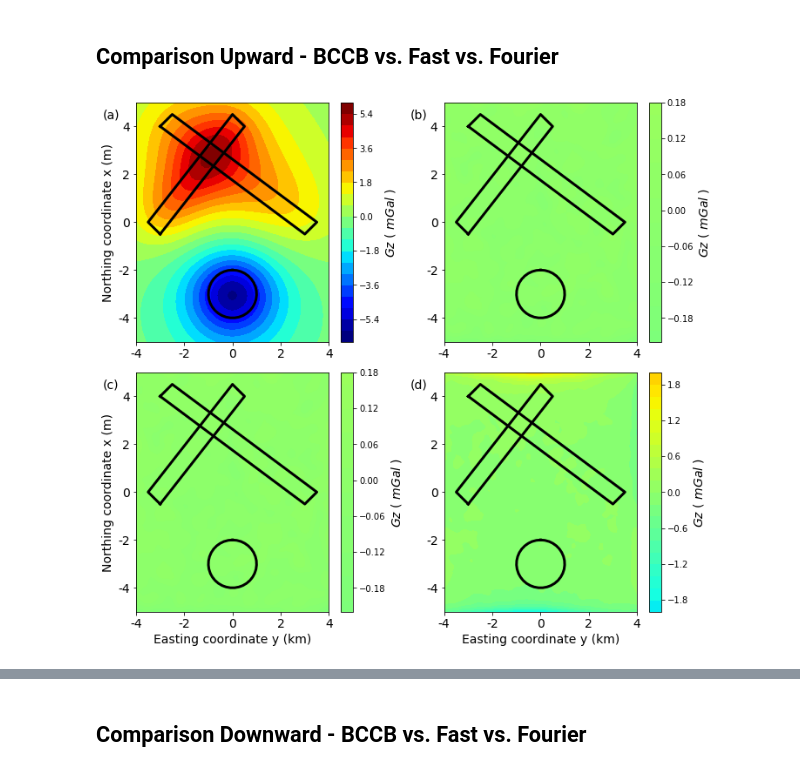
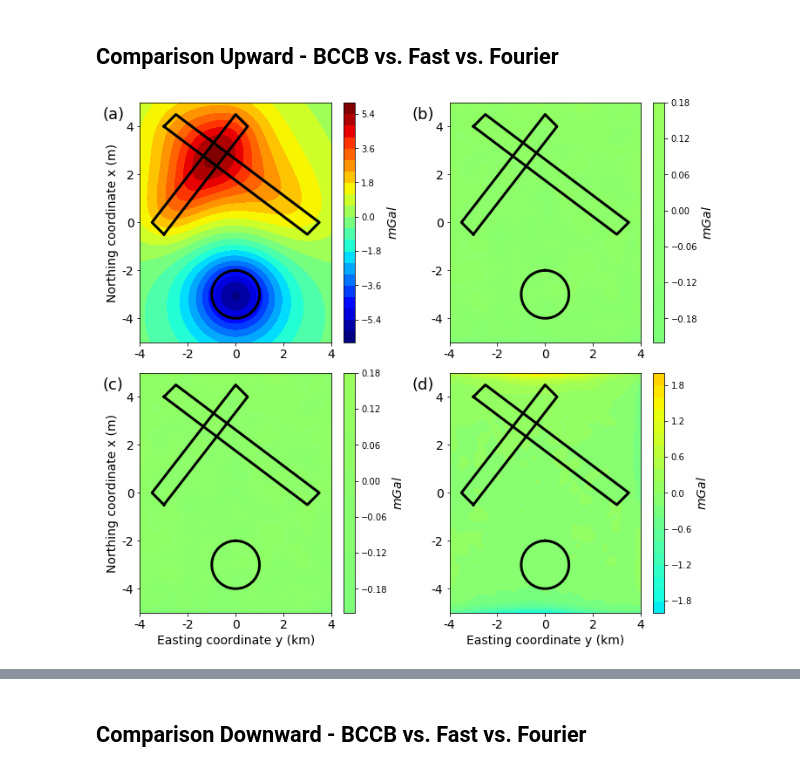
Before and after one commit to pinga-lab/Eq_Layer-Toeplitz, a Jupyter notebook: code/Upward_Downward_high.ipynb, the cells around one changed output, grey strips where cells are left out. Saved outputs shown, nothing was run; the diff lists cells and outputs as text; code cells hidden in the pictures.

Commit message:
New figures corrections, mGal and label size

```diff
--- a/code/Upward_Downward_high.ipynb
+++ b/code/Upward_Downward_high.ipynb
@@ -279,14 +279,14 @@ scale_max = np.max(dobs_up)
 scale_min = np.min(dobs_up)
 
 plt.subplot(221)
-plt.title('(a)', y=0.91, x=-0.13, fontsize=14)
+plt.title('(a)', y=0.91, x=-0.14, fontsize=18)
 plt.tricontourf(yi,xi,dobs_up,22,cmap='jet', vmin = scale_min, vmax = scale_max)
 plt.plot(x_p,y_p,color="k", linewidth=3)
 plt.plot(x_p2,y_p2,color="k", linewidth=3)
 plt.plot(y, x, color="k", linewidth=3)
 cb = plt.colorbar(shrink=1)
 #plt.axis('scaled')
-cb.set_label('$Gz$ ( $mGal$ )', rotation=90, fontsize=14)
+cb.set_label('$mGal$', rotation=90, fontsize=14)
 plt.xlim(np.min(yi),np.max(yi))
 plt.ylim(np.min(xi),np.max(xi))
 plt.xticks(fontsize=14)
@@ -296,14 +296,14 @@ plt.ylabel('Northing coordinate x (m)', fontsize=14)
 mpl.m2km()
 
 plt.subplot(222)
-plt.title('(b)', y=0.91, x=-0.13, fontsize=14)
+plt.title('(b)', y=0.91, x=-0.14, fontsize=18)
 plt.tricontourf(yi,xi,delta_gz_bccb_up,22,cmap='jet', vmin = scale_min, vmax = scale_max)
 plt.plot(x_p,y_p,color="k", linewidth=3)
 plt.plot(x_p2,y_p2,color="k", linewidth=3)
 plt.plot(y, x, color="k", linewidth=3)
 cb = plt.colorbar(shrink=1)
 #plt.axis('scaled')
-cb.set_label('$Gz$ ( $mGal$ )', rotation=90, fontsize=14)
+cb.set_label('$mGal$', rotation=90, fontsize=14)
 plt.xlim(np.min(yi),np.max(yi))
 plt.ylim(np.min(xi),np.max(xi))
 plt.xticks(fontsize=14)
@@ -313,43 +313,43 @@ plt.yticks(fontsize=14)
 mpl.m2km()
 
 plt.subplot(223)
-plt.title('(c)', y=0.91, x=-0.13, fontsize=14)
+plt.title('(c)', y=0.91, x=-0.14, fontsize=18)
 plt.tricontourf(yi,xi,delta_gz_up,22,cmap='jet', vmin = scale_min, vmax = scale_max)
 plt.plot(x_p,y_p,color="k", linewidth=3)
 plt.plot(x_p2,y_p2,color="k", linewidth=3)
 plt.plot(y, x, color="k", linewidth=3)
 cb = plt.colorbar(shrink=1)
 #plt.axis('scaled')
-cb.set_label('$Gz$ ( $mGal$ )', rotation=90, fontsize=14)
+cb.set_label('$mGal$', rotation=90, fontsize=14)
 plt.xlim(np.min(yi),np.max(yi))
 plt.ylim(np.min(xi),np.max(xi))
 plt.xticks(fontsize=14)
 plt.yticks(fontsize=14)
 plt.xlabel('Easting coordinate y (km)', fontsize=14)
 plt.ylabel('Northing coordinate x (m)', fontsize=14)
 mpl.m2km()
 
 plt.subplot(224)
-plt.title('(d)', y=0.91, x=-0.13, fontsize=14)
+plt.title('(d)', y=0.91, x=-0.14, fontsize=18)
 plt.tricontourf(yi,xi,delta_gz_fourier_up,22,cmap='jet', vmin = scale_min, vmax = scale_max)
 plt.plot(x_p,y_p,color="k", linewidth=3)
 plt.plot(x_p2,y_p2,color="k", linewidth=3)
 plt.plot(y, x, color="k", linewidth=3)
 cb = plt.colorbar(shrink=1)
 #plt.axis('scaled')
-cb.set_label('$Gz$ ( $mGal$ )', rotation=90, fontsize=14)
+cb.set_label('$mGal$', rotation=90, fontsize=14)
 plt.xlim(np.min(yi),np.max(yi))
 plt.ylim(np.min(xi),np.max(xi))
 plt.xticks(fontsize=14)
 plt.yticks(fontsize=14)
 plt.xlabel('Easting coordinate y (km)', fontsize=14)
 #plt.ylabel('Northing coordinate x (m)', fontsize=14)
 mpl.m2km()
 
 plt.tight_layout(True)
 #plt.savefig('../manuscript/Fig/upward_fourier_high.png', dpi=300)
 # %% [output]
-[figure, old version]
+[figure, new version]
 # %%
 print np.std(delta_gz_bccb_up)
 print np.std(delta_gz_up)
```
Also changed, not shown: parts of 7 cells of this notebook, 4 other files.
